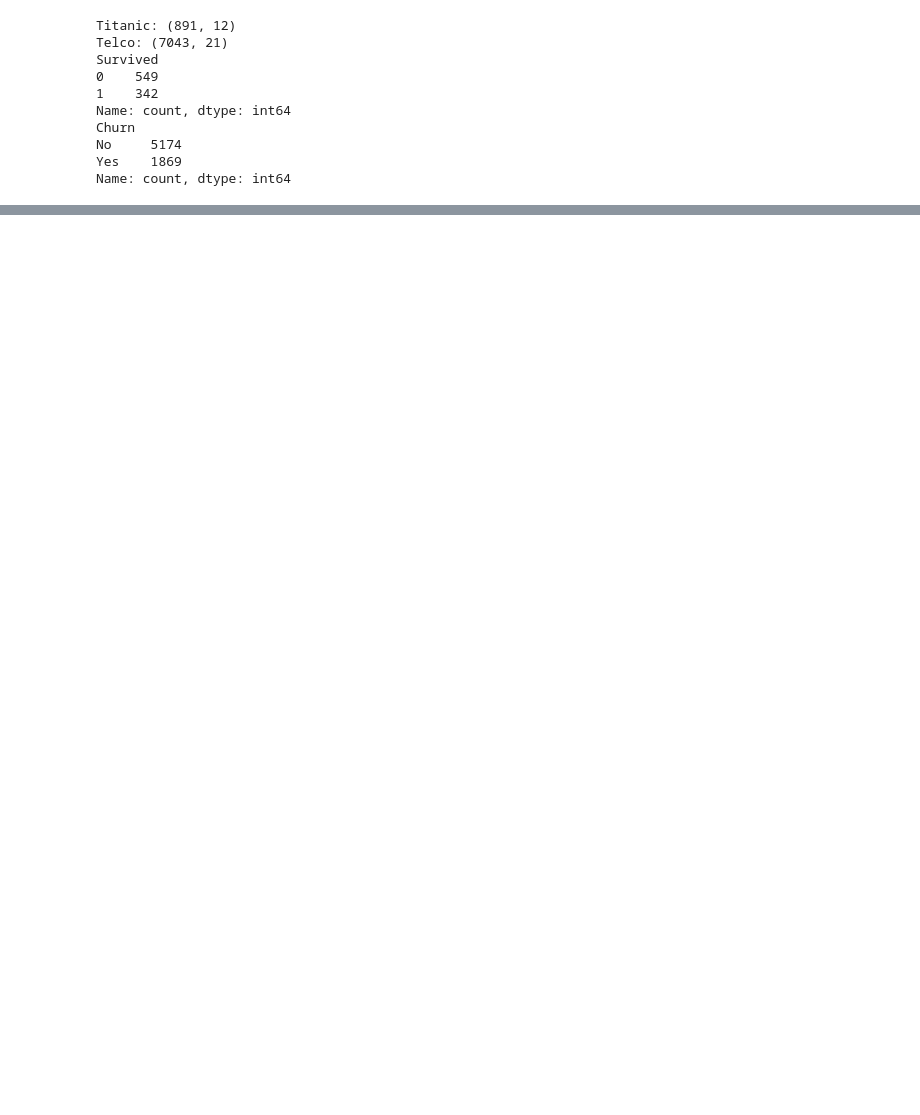
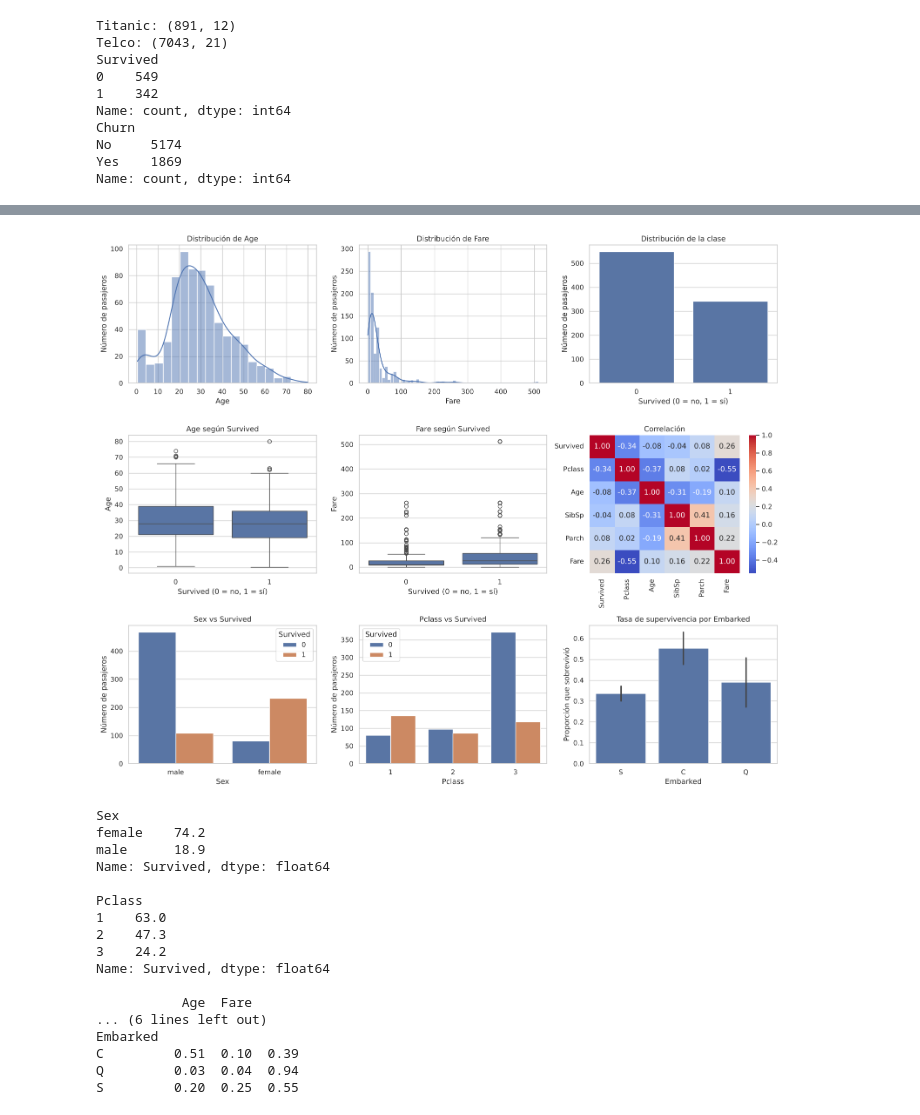
Before and after one commit to davilabrayan688-gif/Practica2-EDA, a Jupyter notebook: Practica2_IA.ipynb, the cells around one changed output, grey strips where cells are left out. Drawn from its saved outputs; the diff is of its cells as text; code cells hidden in the pictures; blank space fills up the shorter version.

```diff
--- a/Practica2_IA.ipynb
+++ b/Practica2_IA.ipynb
@@ -557,15 +254,0 @@ Se entrenan el modelo sin balanceo y el de ponderación de clases sobre todo el
-# %%
-from sklearn.metrics import classification_report, ConfusionMatrixDisplay
-
-print("Accuracy de predecir siempre 'No':", round(1 - yt_test.mean(), 3))
-
-fig, ax = plt.subplots(1, 2, figsize=(10, 4))
-for a, n in zip(ax, ["Sin balanceo", "Ponderación de clases"]):
-    modelo = build_bal(n).fit(Xt_train, yt_train)
-    pred = modelo.predict(Xt_test)
-    print("\n", n)
-    print(classification_report(yt_test, pred, target_names=["No", "Yes"]))
-    ConfusionMatrixDisplay.from_predictions(yt_test, pred, display_labels=["No", "Yes"],
-                                            ax=a, colorbar=False)
-    a.set_title(n)
-plt.tight_layout(); plt.show()
@@ -593,0 +458,53 @@ En el conjunto de prueba, conformado por 1,409 clientes de los cuales 374 corres
+# %%
+import matplotlib.pyplot as plt
+import seaborn as sns
+sns.set_theme(style="whitegrid")
+
+etiqueta_surv = "Survived (0 = no, 1 = sí)"
+fig, ax = plt.subplots(3, 3, figsize=(16, 13))
+
+sns.histplot(titanic["Age"].dropna(), kde=True, ax=ax[0,0]); ax[0,0].set_title("Distribución de Age")
+sns.histplot(titanic["Fare"], kde=True, ax=ax[0,1]); ax[0,1].set_title("Distribución de Fare")
+sns.countplot(x="Survived", data=titanic, ax=ax[0,2]); ax[0,2].set_title("Distribución de la clase")
+
+sns.boxplot(x="Survived", y="Age", data=titanic, ax=ax[1,0]); ax[1,0].set_title("Age según Survived")
+sns.boxplot(x="Survived", y="Fare", data=titanic, ax=ax[1,1]); ax[1,1].set_title("Fare según Survived")
+sns.heatmap(titanic[["Survived","Pclass","Age","SibSp","Parch","Fare"]].corr(),
+            annot=True, fmt=".2f", cmap="coolwarm", ax=ax[1,2]); ax[1,2].set_title("Correlación")
+
+sns.countplot(x="Sex", hue="Survived", data=titanic, ax=ax[2,0]); ax[2,0].set_title("Sex vs Survived")
+sns.countplot(x="Pclass", hue="Survived", data=titanic, ax=ax[2,1]); ax[2,1].set_title("Pclass vs Survived")
+sns.barplot(x="Embarked", y="Survived", data=titanic, ax=ax[2,2]); ax[2,2].set_title("Tasa de supervivencia por Embarked")
+
+for a in [ax[0,2], ax[1,0], ax[1,1]]:
+    a.set_xlabel(etiqueta_surv)
+for a in [ax[0,0], ax[0,1], ax[0,2], ax[2,0], ax[2,1]]:
+    a.set_ylabel("Número de pasajeros")
+ax[2,2].set_ylabel("Proporción que sobrevivió")
+
+plt.tight_layout(); plt.show()
+
+# Cifras que respaldan la interpretación
+print((titanic.groupby("Sex")["Survived"].mean() * 100).round(1), "\n")
+print((titanic.groupby("Pclass")["Survived"].mean() * 100).round(1), "\n")
+print(titanic.groupby("Survived")[["Age", "Fare"]].median(), "\n")
+print("Proporción de cada clase por puerto:\n", pd.crosstab(titanic["Embarked"], titanic["Pclass"], normalize="index").round(2))
+# %% [output]
+[figure, added]
+Sex
+female    74.2
+male      18.9
+Name: Survived, dtype: float64
+
+Pclass
+1    63.0
+2    47.3
+3    24.2
+Name: Survived, dtype: float64
+
+           Age  Fare
+... (6 lines left out)
+Embarked
+C         0.51  0.10  0.39
+Q         0.03  0.04  0.94
+S         0.20  0.25  0.55
```
Also changed, not shown: parts of 96 cells of this notebook, 5 other files.
